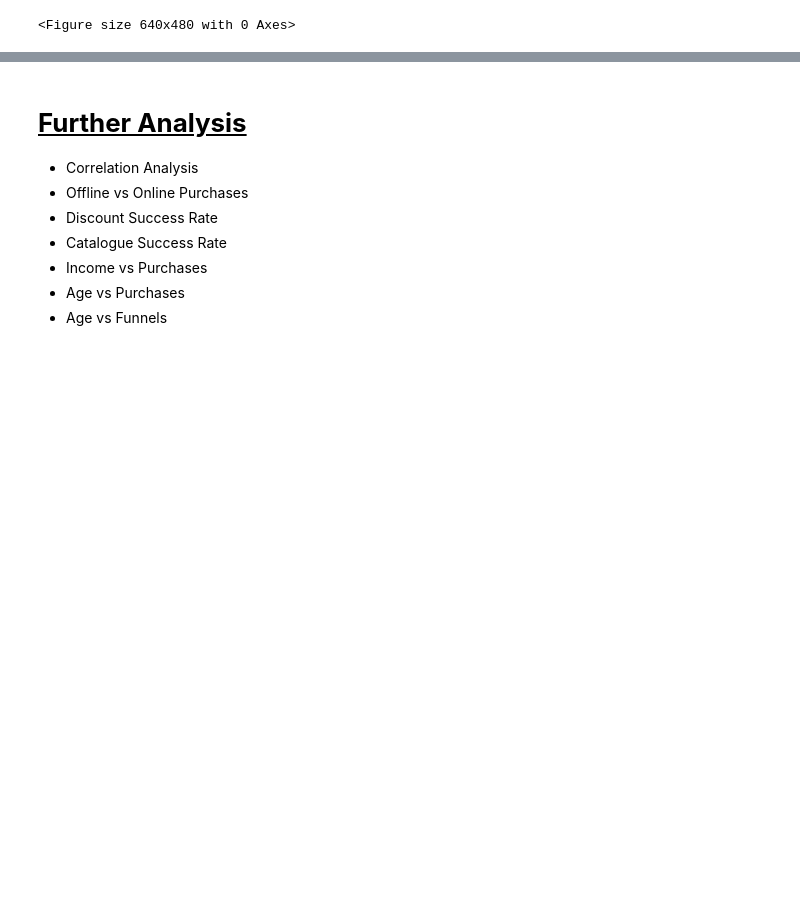
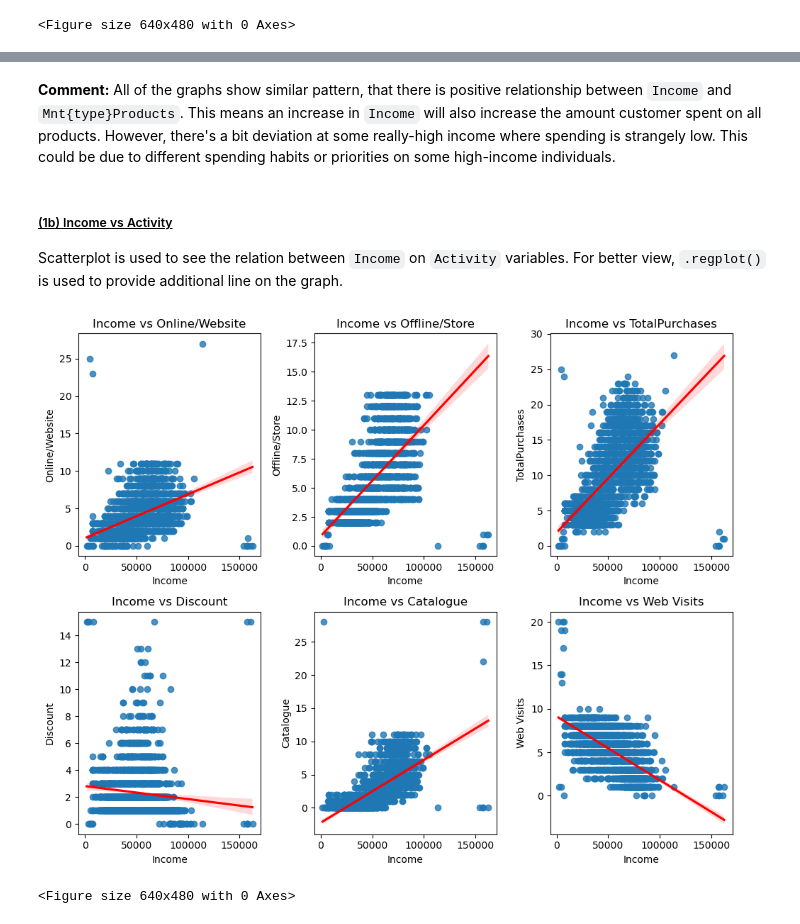
Before and after one commit to chrisleond11/ifood-data-analysis, a Jupyter notebook: customer-data-analysis.ipynb, the cells around one changed output, grey strips where cells are left out. Cells and saved outputs as stored; diff of their text form; code cells hidden in the pictures; blank space fills up the shorter version.

```diff
--- a/customer-data-analysis.ipynb
+++ b/customer-data-analysis.ipynb
@@ -613,9 +624,23 @@ AttributeError: 'numpy.ndarray' object has no attribute 'yaxis'
-# %% [markdown]
-# <u>**Further Analysis**<u>
-- Correlation Analysis
-- Offline vs Online Purchases
-- Discount Success Rate
-- Catalogue Success Rate
-- Income vs Purchases
-- Age vs Purchases
-- Age vs Funnels
+# %% [markdown]
+**Comment:** All of the graphs show similar pattern, that there is positive relationship between `Income` and `Mnt{type}Products`. This means an increase in `Income` will also increase the amount customer spent on all products. However, there's a bit deviation at some really-high income where spending is strangely low. This could be due to different spending habits or priorities on some high-income individuals.
+# %% [markdown]
+##### <u>(1b) Income vs Activity
+Scatterplot is used to see the relation between `Income` on `Activity` variables. For better view, `.regplot()` is used to provide additional line on the graph.
+# %%
+# prepare a figure of 2 x 3 layout
+fig, ax = plt.subplots(2, 3, figsize=(10,8))
+axs = ax.flatten()
+
+# create scatterplot for income to each types of products
+for i in range(len(col_activity)):
+    sns.regplot(x=ifood_df['Income'], y=ifood_df[col_activity[i]], ax=axs[i],
+               line_kws={"color": "red"})
+    axs[i].set_title(f'Income vs {act_labels[i]}')
+    axs[i].set_ylabel(f'{act_labels[i]}')
+
+plt.tight_layout()
+plt.show()
+plt.clf()
+# %% [output]
+[figure, added]
+<Figure size 640x480 with 0 Axes>
```
Also changed, not shown: parts of 37 cells of this notebook, 1 other file.
